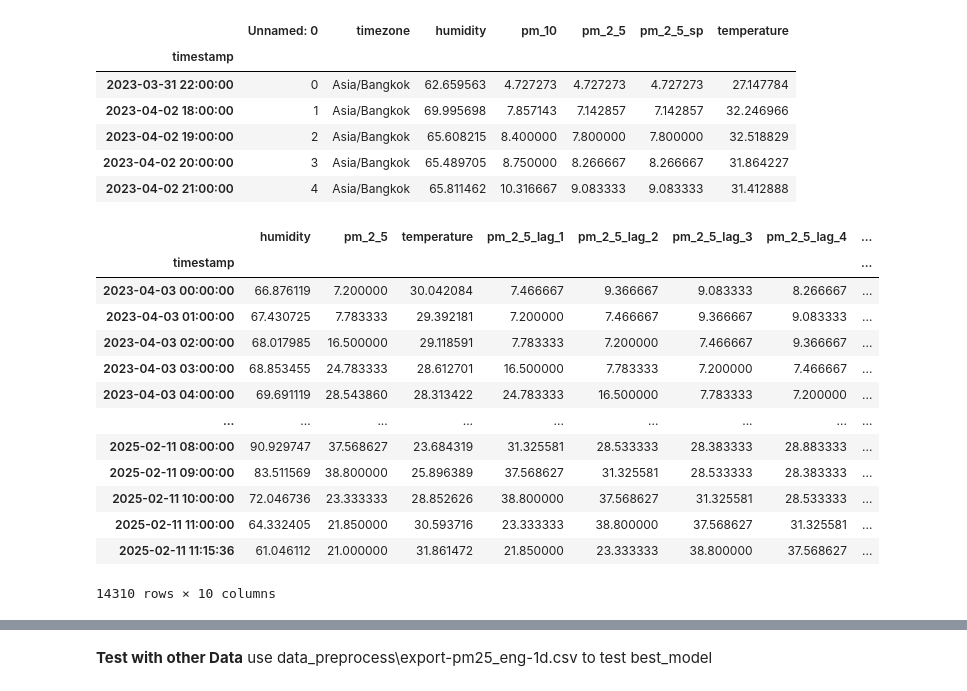
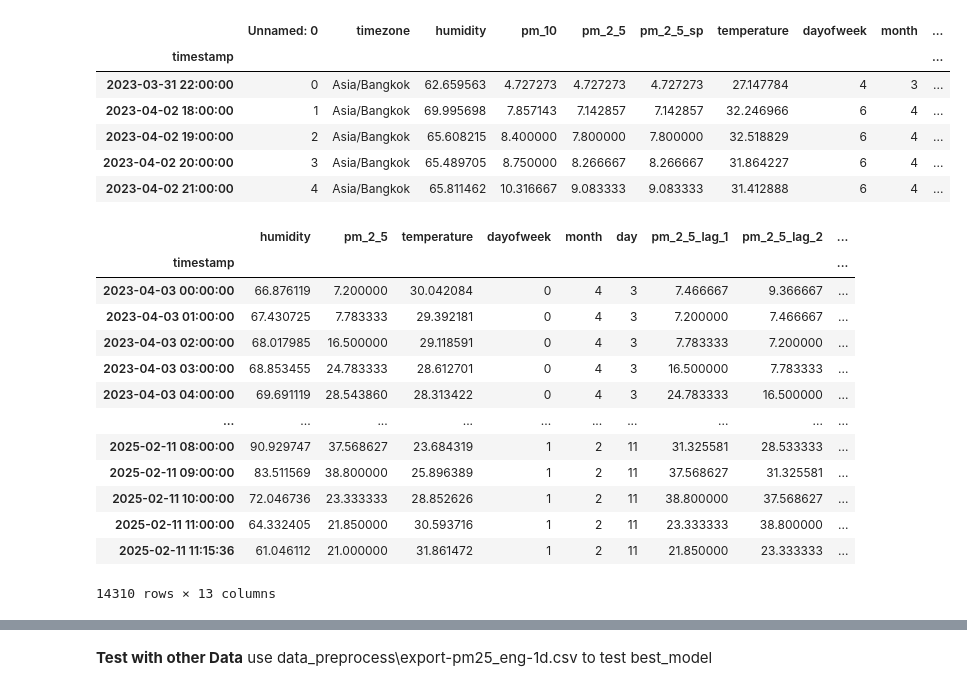
Before and after one commit to Masahiro-No/pm_2_5_project, a Jupyter notebook: test_regression2.ipynb, the cells around one changed output, grey strips where cells are left out. Drawn from its saved outputs; the diff is of its cells as text; code cells hidden in the pictures.

```diff
--- a/test_regression2.ipynb
+++ b/test_regression2.ipynb
@@ -1,20 +1,23 @@
 # %%
 import pandas as pd
 import numpy as np
 from pycaret.regression import *
 
 # Load your dataset
 df = pd.read_csv("data_preprocess\export-pm25_eng-1h.csv", parse_dates=["timestamp"], index_col="timestamp")
 df = df.sort_values(by="timestamp")
+df['dayofweek'] = df.index.dayofweek
+df['month'] = df.index.month
+df['day'] = df.index.day
 df.head()
 # %% [output]
-|  | Unnamed: 0 | timezone | humidity | pm_10 | pm_2_5 | pm_2_5_sp | temperature |
-| timestamp |  |  |  |  |  |  |  |
-| 2023-03-31 22:00:00 | 0 | Asia/Bangkok | 62.659563 | 4.727273 | 4.727273 | 4.727273 | 27.147784 |
-| 2023-04-02 18:00:00 | 1 | Asia/Bangkok | 69.995698 | 7.857143 | 7.142857 | 7.142857 | 32.246966 |
-| 2023-04-02 19:00:00 | 2 | Asia/Bangkok | 65.608215 | 8.400000 | 7.800000 | 7.800000 | 32.518829 |
-| 2023-04-02 20:00:00 | 3 | Asia/Bangkok | 65.489705 | 8.750000 | 8.266667 | 8.266667 | 31.864227 |
-| 2023-04-02 21:00:00 | 4 | Asia/Bangkok | 65.811462 | 10.316667 | 9.083333 | 9.083333 | 31.412888 |
+|  | Unnamed: 0 | timezone | humidity | pm_10 | pm_2_5 | pm_2_5_sp | temperature | dayofweek | month | ... |
+| timestamp |  |  |  |  |  |  |  |  |  | ... |
+| 2023-03-31 22:00:00 | 0 | Asia/Bangkok | 62.659563 | 4.727273 | 4.727273 | 4.727273 | 27.147784 | 4 | 3 | ... |
+| 2023-04-02 18:00:00 | 1 | Asia/Bangkok | 69.995698 | 7.857143 | 7.142857 | 7.142857 | 32.246966 | 6 | 4 | ... |
+| 2023-04-02 19:00:00 | 2 | Asia/Bangkok | 65.608215 | 8.400000 | 7.800000 | 7.800000 | 32.518829 | 6 | 4 | ... |
+| 2023-04-02 20:00:00 | 3 | Asia/Bangkok | 65.489705 | 8.750000 | 8.266667 | 8.266667 | 31.864227 | 6 | 4 | ... |
+| 2023-04-02 21:00:00 | 4 | Asia/Bangkok | 65.811462 | 10.316667 | 9.083333 | 9.083333 | 31.412888 | 6 | 4 | ... |
 # %%
 # Create lag features for the past 7 days
 for lag in range(1, 8):  # Lags from 1 to 7 days
@@ -30,17 +33,17 @@ df = df[(np.abs(stats.zscore(df['temperature'])) < 3)]  # ลบค่าผิ
 df = df[(np.abs(stats.zscore(df['pm_2_5'])) < 3)]  # ลบค่าผิดปกติออก
 df
 # %% [output]
-|  | humidity | pm_2_5 | temperature | pm_2_5_lag_1 | pm_2_5_lag_2 | pm_2_5_lag_3 | pm_2_5_lag_4 | ... |
-| timestamp |  |  |  |  |  |  |  | ... |
-| 2023-04-03 00:00:00 | 66.876119 | 7.200000 | 30.042084 | 7.466667 | 9.366667 | 9.083333 | 8.266667 | ... |
-| 2023-04-03 01:00:00 | 67.430725 | 7.783333 | 29.392181 | 7.200000 | 7.466667 | 9.366667 | 9.083333 | ... |
-| 2023-04-03 02:00:00 | 68.017985 | 16.500000 | 29.118591 | 7.783333 | 7.200000 | 7.466667 | 9.366667 | ... |
-| 2023-04-03 03:00:00 | 68.853455 | 24.783333 | 28.612701 | 16.500000 | 7.783333 | 7.200000 | 7.466667 | ... |
-| 2023-04-03 04:00:00 | 69.691119 | 28.543860 | 28.313422 | 24.783333 | 16.500000 | 7.783333 | 7.200000 | ... |
-| ... | ... | ... | ... | ... | ... | ... | ... | ... |
-| 2025-02-11 08:00:00 | 90.929747 | 37.568627 | 23.684319 | 31.325581 | 28.533333 | 28.383333 | 28.883333 | ... |
-| 2025-02-11 09:00:00 | 83.511569 | 38.800000 | 25.896389 | 37.568627 | 31.325581 | 28.533333 | 28.383333 | ... |
-| 2025-02-11 10:00:00 | 72.046736 | 23.333333 | 28.852626 | 38.800000 | 37.568627 | 31.325581 | 28.533333 | ... |
-| 2025-02-11 11:00:00 | 64.332405 | 21.850000 | 30.593716 | 23.333333 | 38.800000 | 37.568627 | 31.325581 | ... |
-| 2025-02-11 11:15:36 | 61.046112 | 21.000000 | 31.861472 | 21.850000 | 23.333333 | 38.800000 | 37.568627 | ... |
+|  | humidity | pm_2_5 | temperature | dayofweek | month | day | pm_2_5_lag_1 | pm_2_5_lag_2 | ... |
+| timestamp |  |  |  |  |  |  |  |  | ... |
+| 2023-04-03 00:00:00 | 66.876119 | 7.200000 | 30.042084 | 0 | 4 | 3 | 7.466667 | 9.366667 | ... |
+| 2023-04-03 01:00:00 | 67.430725 | 7.783333 | 29.392181 | 0 | 4 | 3 | 7.200000 | 7.466667 | ... |
+| 2023-04-03 02:00:00 | 68.017985 | 16.500000 | 29.118591 | 0 | 4 | 3 | 7.783333 | 7.200000 | ... |
+| 2023-04-03 03:00:00 | 68.853455 | 24.783333 | 28.612701 | 0 | 4 | 3 | 16.500000 | 7.783333 | ... |
+| 2023-04-03 04:00:00 | 69.691119 | 28.543860 | 28.313422 | 0 | 4 | 3 | 24.783333 | 16.500000 | ... |
+| ... | ... | ... | ... | ... | ... | ... | ... | ... | ... |
+| 2025-02-11 08:00:00 | 90.929747 | 37.568627 | 23.684319 | 1 | 2 | 11 | 31.325581 | 28.533333 | ... |
+| 2025-02-11 09:00:00 | 83.511569 | 38.800000 | 25.896389 | 1 | 2 | 11 | 37.568627 | 31.325581 | ... |
+| 2025-02-11 10:00:00 | 72.046736 | 23.333333 | 28.852626 | 1 | 2 | 11 | 38.800000 | 37.568627 | ... |
+| 2025-02-11 11:00:00 | 64.332405 | 21.850000 | 30.593716 | 1 | 2 | 11 | 23.333333 | 38.800000 | ... |
+| 2025-02-11 11:15:36 | 61.046112 | 21.000000 | 31.861472 | 1 | 2 | 11 | 21.850000 | 23.333333 | ... |
-14310 rows × 10 columns
+14310 rows × 13 columns
```
Also changed, not shown: parts of 28 cells of this notebook, 4 other files.
